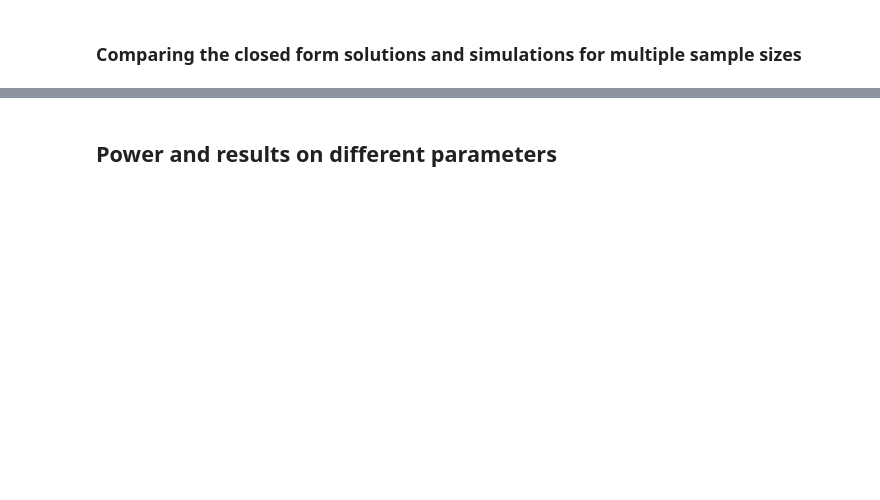
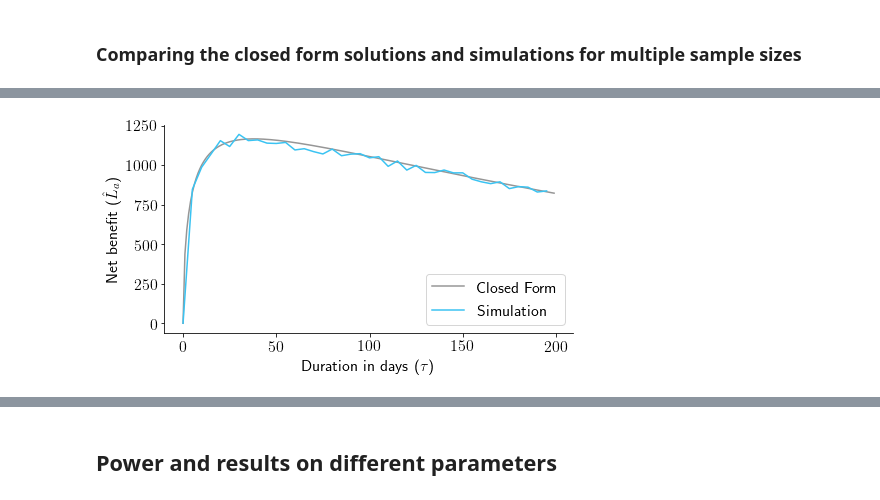
Before and after one commit to csaid/optimizing-sample-sizes-in-AB-testing, a Jupyter notebook: Optimizing sample sizes in AB testing.ipynb, the cells around one changed output, grey strips where cells are left out. Cells and saved outputs as stored; diff of their text form; code cells hidden in the pictures; blank space fills up the shorter version.

```diff
--- a/Optimizing sample sizes in AB testing.ipynb
+++ b/Optimizing sample sizes in AB testing.ipynb
@@ -532,0 +541,12 @@ plt.savefig(path.join(figures_path, f'time_aggregated_lift_by_tau.png'), dpi=150
+# %%
+plt.figure(figsize=[7,4])
+plt.plot(taus_closed_form, L_a_closed_form, color=gray, label='Closed Form')
+plt.plot(taus_simulated, L_a_simulated, color=blue, label='Simulation')
+plt.xlabel("Duration in days ($ \\tau $)")
+plt.ylabel('Net benefit ($\hat{L}_a$)')
+plt.legend()
+plt.tight_layout()
+sns.despine()
+plt.savefig(path.join(figures_path, f'time_aggregated_lift_by_tau_descriptive_labels.png'), dpi=150)
+# %% [output]
+[figure, added]
```
Also changed, not shown: parts of 24 cells of this notebook.
